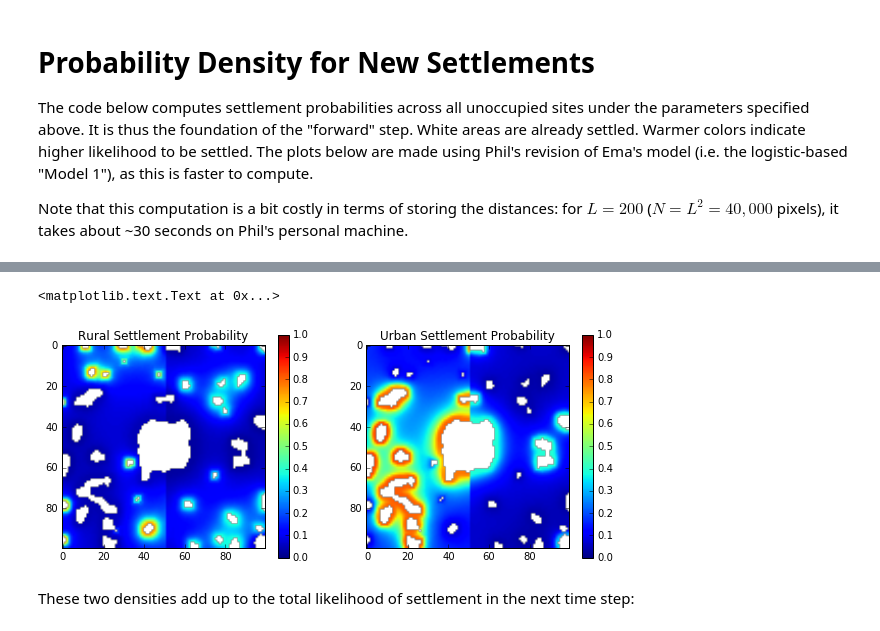
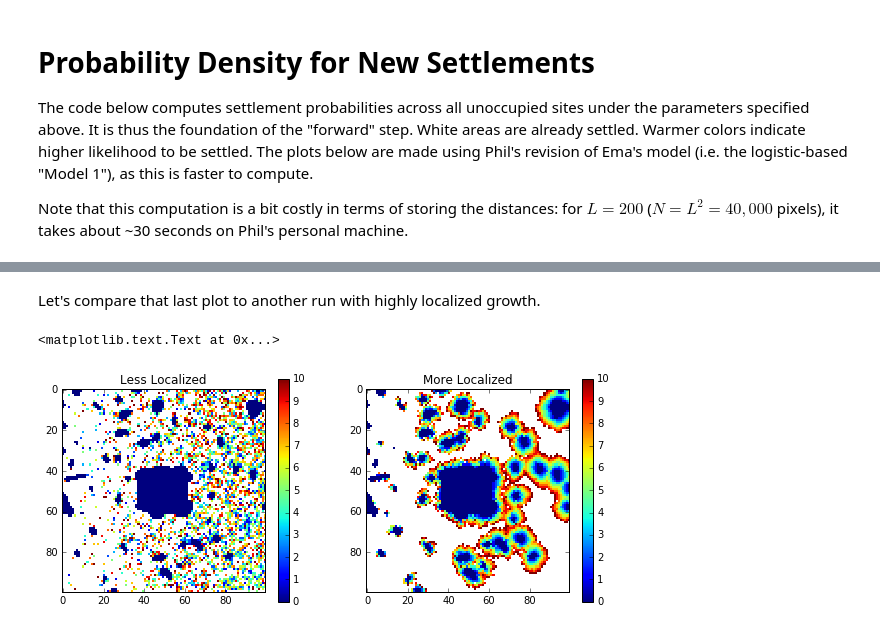
Before and after one commit to adrianalbert/city-simulator, a Jupyter notebook: Scratchwork.ipynb, the cells around one changed output, grey strips where cells are left out. Cells and saved outputs as stored; diff of their text form; code cells hidden in the pictures.

Commit message:
added full dynamics

```diff
--- a/Scratchwork.ipynb
+++ b/Scratchwork.ipynb
@@ -16,21 +16,21 @@ rho = .44
 blur = 2
 
 ## Rural/Urban Size Threshold
-T = 20
+T = 50
 
 ## Dynamical Parameters, not assuming that these are good ones.
 
-pars = {'gamma_r' : 1.5,     # rural settlement more diffuse than urban
-        'gamma_u' : 2.5,
-        'alpha_r' : 1,
-        'alpha_u' : 2,
-        'beta_r'  : -2,      # low background rates
-        'beta_u'  : -1}
+pars = {'gamma_r' : 1,     # rural settlement more diffuse than urban
+        'gamma_u' : 2,
+        'alpha_r' : .3,
+        'alpha_u' : .4,
+        'beta_r'  : -3,      # low background rates
+        'beta_u'  : -7}
 
 geo = np.ones((L, L))
 
-
-geo[:,(L/2+1):] = .5
+for i in np.arange(0, L):
+    geo[:,i] = 1.0*i / L
 # %% [markdown]
 # Initialize the Model
 # %%
@@ -59,3 +59,4 @@ The code below computes settlement probabilities across all unoccupied sites und
 Note that this computation is a bit costly in terms of storing the distances: for $L = 200$ ($N = L^2 = 40,000$ pixels), it takes about ~30 seconds on Phil's personal machine.
 # %%
 densities = m.density(T, pars, use_geo = True)
+M = m.dynamics(T, pars, use_geo = True, n_iters = 10)
@@ -62,16 +101,34 @@ densities = m.density(T, pars, use_geo = True)
+# %% [markdown]
+Let's compare that last plot to another run with highly localized growth.
+# %%
+
+pars = {'gamma_r' : 2,     # rural settlement more diffuse than urban
+        'gamma_u' : 3,
+        'alpha_r' : 5,
+        'alpha_u' : 5,
+        'beta_r'  : -10,      # low background rates
+        'beta_u'  : -10}
+
+m2 = settlement_model(geo = geo)
+m2.set_M0(M0 = m.get_M0())
+M2 = m2.dynamics(T, pars, use_geo = True, n_iters = 10)
 # %%
+density_pars = {'vmin' : 0,
+                'vmax' : 1,
+               'interpolation' : 'nearest',
+               'cmap' : 'viridis'}
+
 fig = plt.figure(figsize = (10, 4))
+
 ax1 = fig.add_subplot(121)
-im = ax1.imshow(densities[0], vmin = 0, vmax = 1)
+im = ax1.imshow(M, interpolation = 'nearest')
 plt.colorbar(im)
-plt.title('Rural Settlement Probability')
+plt.title('Less Localized')
 
 ax2 = fig.add_subplot(122)
-im = ax2.imshow(densities[1], vmin = 0, vmax = 1)
+im = ax2.imshow(M2, interpolation = 'nearest')
 plt.colorbar(im)
-plt.title('Urban Settlement Probability')
+plt.title('More Localized')
 # %% [output]
 <matplotlib.text.Text at 0x...>
-[figure, old version]
+[figure, new version]
-# %% [markdown]
-These two densities add up to the total likelihood of settlement in the next time step:
```
Also changed, not shown: parts of 4 cells of this notebook, 1 other file.
